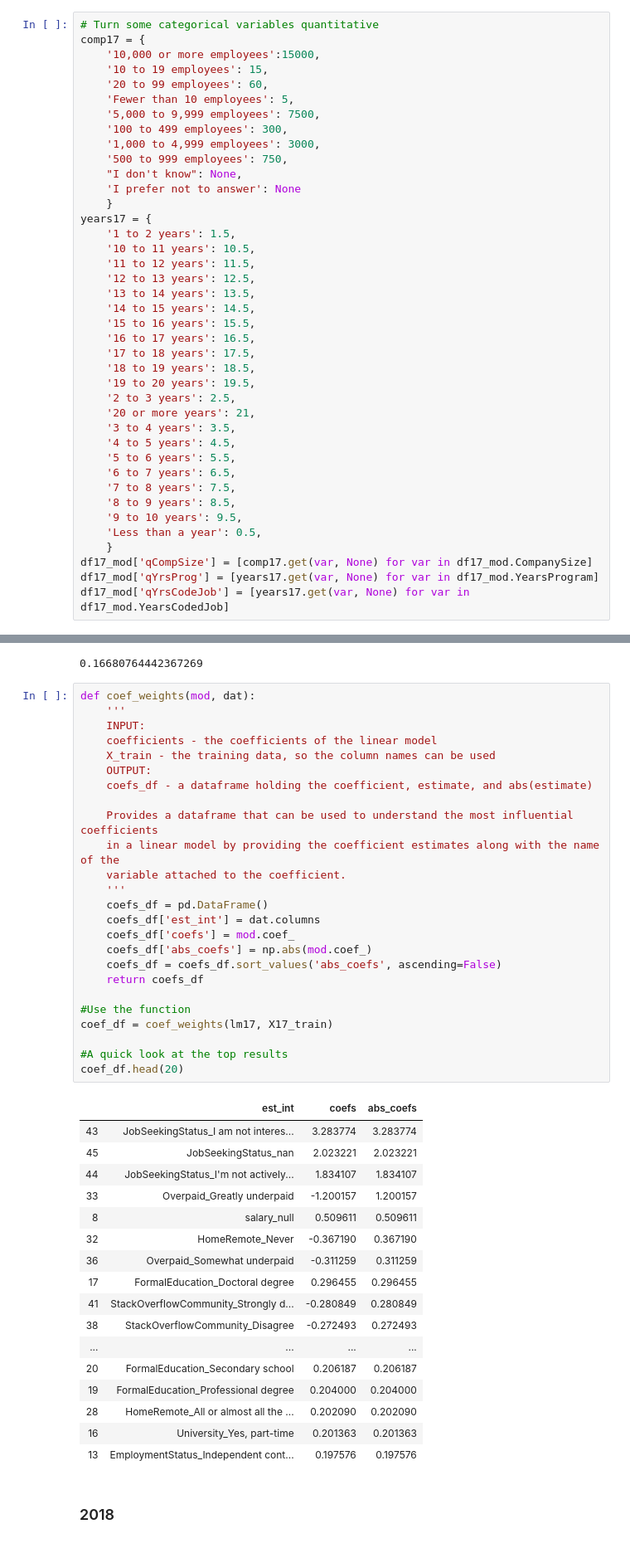
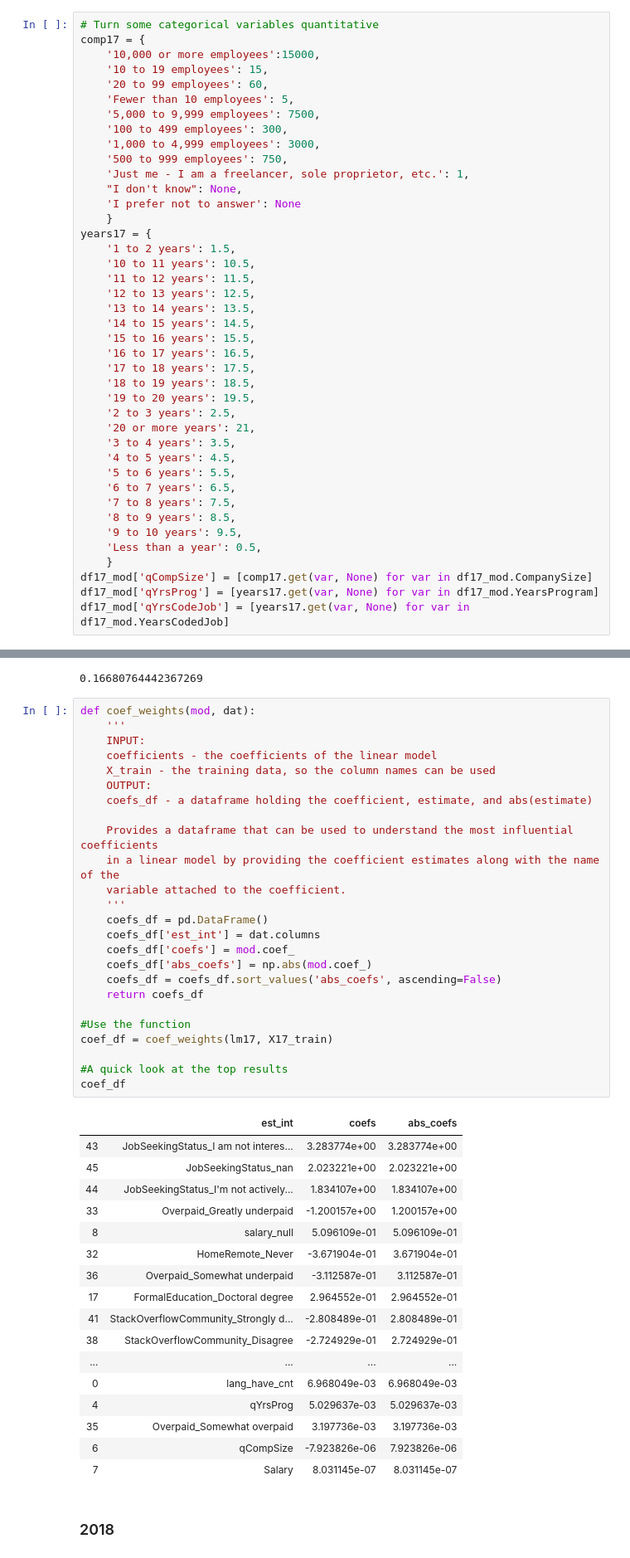
Before and after one commit to dsduncan/udsn_blogpost, a Jupyter notebook: dev_happiness.ipynb, the cells around one changed output, grey strips where cells are left out. Shown: that part at 83% size. Drawn from its saved outputs; the diff is of its cells as text.

```diff
--- a/dev_happiness.ipynb
+++ b/dev_happiness.ipynb
@@ -195,6 +195,7 @@ comp17 = {
     '100 to 499 employees': 300,
     '1,000 to 4,999 employees': 3000,
     '500 to 999 employees': 750,
+    'Just me - I am a freelancer, sole proprietor, etc.': 1,
     "I don't know": None,
     'I prefer not to answer': None
     }
@@ -286,46 +287,46 @@ r2_score(y17_train, pred17_train)
 # %%
 def coef_weights(mod, dat):
     '''
     INPUT:
     coefficients - the coefficients of the linear model
     X_train - the training data, so the column names can be used
     OUTPUT:
     coefs_df - a dataframe holding the coefficient, estimate, and abs(estimate)
 
     Provides a dataframe that can be used to understand the most influential coefficients
     in a linear model by providing the coefficient estimates along with the name of the
     variable attached to the coefficient.
     '''
     coefs_df = pd.DataFrame()
     coefs_df['est_int'] = dat.columns
     coefs_df['coefs'] = mod.coef_
     coefs_df['abs_coefs'] = np.abs(mod.coef_)
     coefs_df = coefs_df.sort_values('abs_coefs', ascending=False)
     return coefs_df
 
 #Use the function
 coef_df = coef_weights(lm17, X17_train)
 
 #A quick look at the top results
-coef_df.head(20)
+coef_df
 # %% [output]
 |  | est_int | coefs | abs_coefs |
-| 43 | JobSeekingStatus_I am not interes... | 3.283774 | 3.283774 |
-| 45 | JobSeekingStatus_nan | 2.023221 | 2.023221 |
-| 44 | JobSeekingStatus_I'm not actively... | 1.834107 | 1.834107 |
-| 33 | Overpaid_Greatly underpaid | -1.200157 | 1.200157 |
-| 8 | salary_null | 0.509611 | 0.509611 |
-| 32 | HomeRemote_Never | -0.367190 | 0.367190 |
-| 36 | Overpaid_Somewhat underpaid | -0.311259 | 0.311259 |
-| 17 | FormalEducation_Doctoral degree | 0.296455 | 0.296455 |
-| 41 | StackOverflowCommunity_Strongly d... | -0.280849 | 0.280849 |
-| 38 | StackOverflowCommunity_Disagree | -0.272493 | 0.272493 |
+| 43 | JobSeekingStatus_I am not interes... | 3.283774e+00 | 3.283774e+00 |
+| 45 | JobSeekingStatus_nan | 2.023221e+00 | 2.023221e+00 |
+| 44 | JobSeekingStatus_I'm not actively... | 1.834107e+00 | 1.834107e+00 |
+| 33 | Overpaid_Greatly underpaid | -1.200157e+00 | 1.200157e+00 |
+| 8 | salary_null | 5.096109e-01 | 5.096109e-01 |
+| 32 | HomeRemote_Never | -3.671904e-01 | 3.671904e-01 |
+| 36 | Overpaid_Somewhat underpaid | -3.112587e-01 | 3.112587e-01 |
+| 17 | FormalEducation_Doctoral degree | 2.964552e-01 | 2.964552e-01 |
+| 41 | StackOverflowCommunity_Strongly d... | -2.808489e-01 | 2.808489e-01 |
+| 38 | StackOverflowCommunity_Disagree | -2.724929e-01 | 2.724929e-01 |
 | ... | ... | ... | ... |
-| 20 | FormalEducation_Secondary school | 0.206187 | 0.206187 |
-| 19 | FormalEducation_Professional degree | 0.204000 | 0.204000 |
-| 28 | HomeRemote_All or almost all the ... | 0.202090 | 0.202090 |
-| 16 | University_Yes, part-time | 0.201363 | 0.201363 |
-| 13 | EmploymentStatus_Independent cont... | 0.197576 | 0.197576 |
+| 0 | lang_have_cnt | 6.968049e-03 | 6.968049e-03 |
+| 4 | qYrsProg | 5.029637e-03 | 5.029637e-03 |
+| 35 | Overpaid_Somewhat overpaid | 3.197736e-03 | 3.197736e-03 |
+| 6 | qCompSize | -7.923826e-06 | 7.923826e-06 |
+| 7 | Salary | 8.031145e-07 | 8.031145e-07 |
 # %% [markdown]
 ### 2018
 # %%
```
Also changed, not shown: parts of 17 cells of this notebook.
